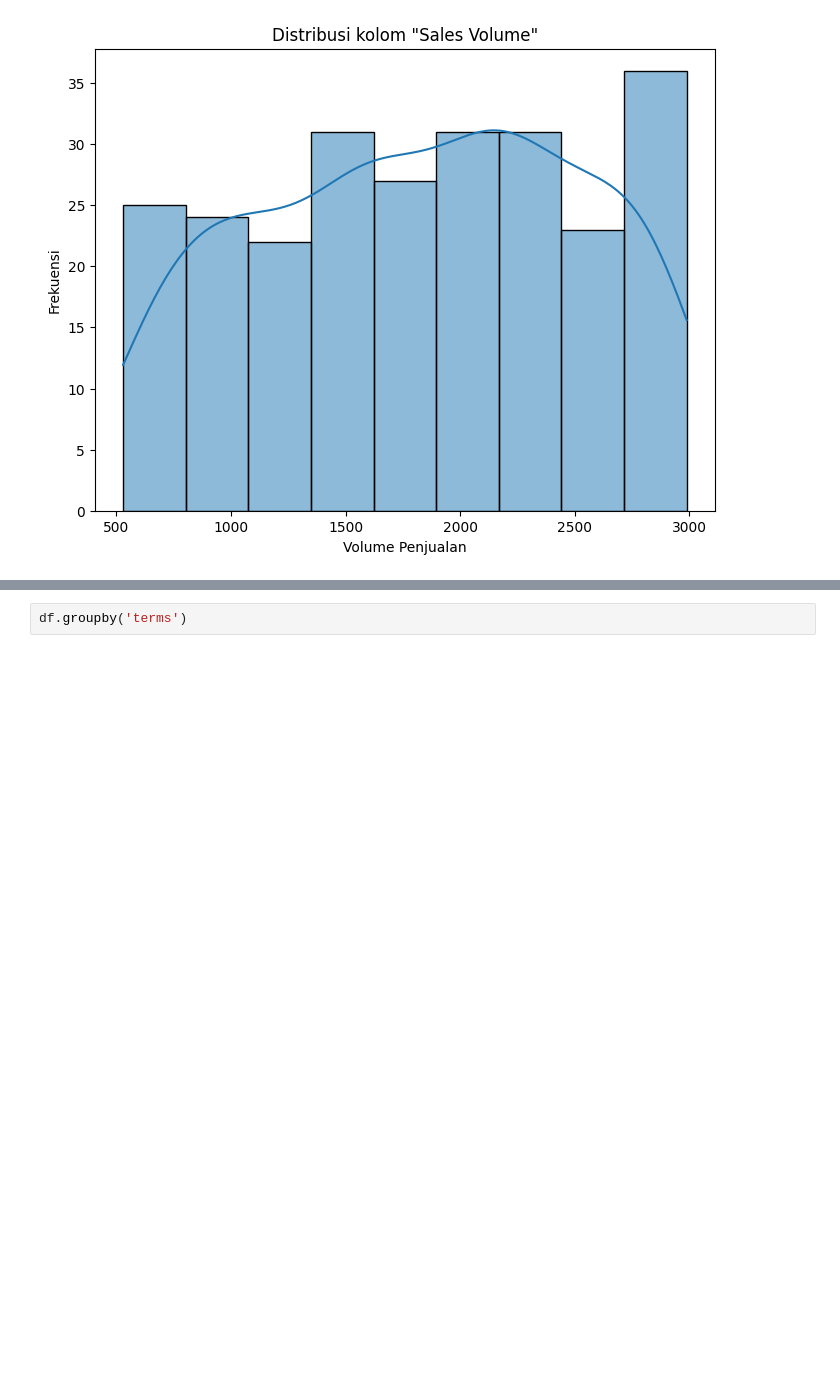
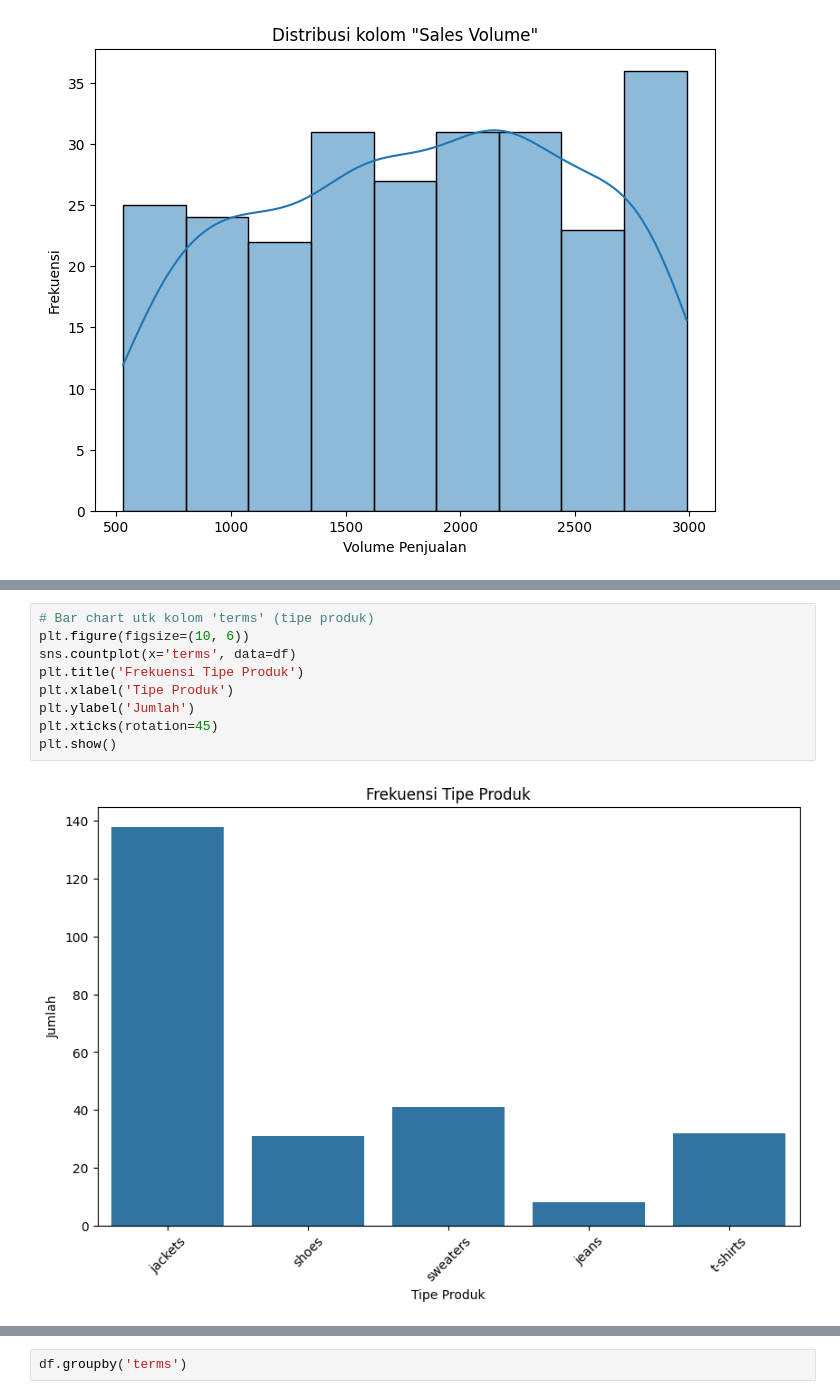
Before and after one commit to LatiefDataVisionary/eksanta-2025, a Jupyter notebook: Kelompok_1_Eksanta_2025.ipynb, the cells around one changed output, grey strips where cells are left out. Cells and saved outputs as stored; diff of their text form; blank space fills up the shorter version.

```diff
--- a/Kelompok_1_Eksanta_2025.ipynb
+++ b/Kelompok_1_Eksanta_2025.ipynb
@@ -184,0 +198,11 @@ plt.show()
+# %%
+# Bar chart utk kolom 'terms' (tipe produk)
+plt.figure(figsize=(10, 6))
+sns.countplot(x='terms', data=df)
+plt.title('Frekuensi Tipe Produk')
+plt.xlabel('Tipe Produk')
+plt.ylabel('Jumlah')
+plt.xticks(rotation=45)
+plt.show()
+# %% [output]
+[figure, added]
```
Also changed, not shown: parts of 19 cells of this notebook.
